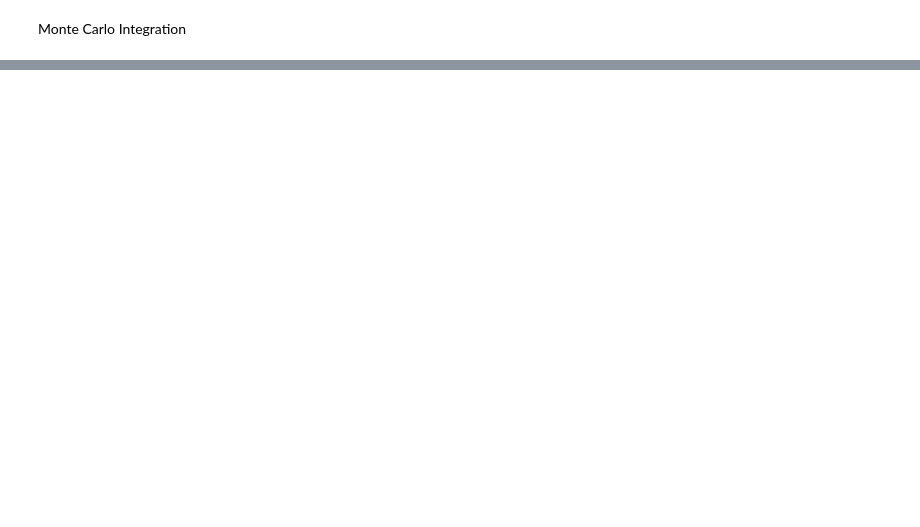
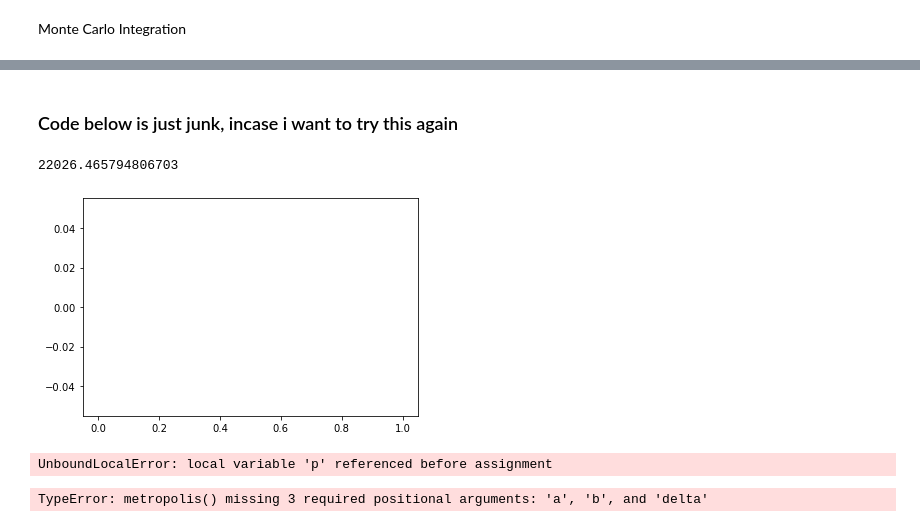
Before and after one commit to sourabh-ch/ph456-computational, a Jupyter notebook: lab-2/lab-2.ipynb, the cells around one changed output, grey strips where cells are left out. Drawn from its saved outputs; the diff is of its cells as text; code cells hidden in the pictures; blank space fills up the shorter version.

```diff
--- a/lab-2/lab-2.ipynb
+++ b/lab-2/lab-2.ipynb
@@ -125,0 +117,42 @@ print(np.dot(a,b))
+# %%
+# Task 5
+
+# code does not work as required but to see
+# the extent to which it works for the sampling requirements
+# uncomment the respective p(x)
+
+def t5_a(x):
+    return 2*np.e**(-x**2)
+
+def t5_b(x):
+    return 1.5*np.sin(x)
+
+def intfunc(x):
+    return x+7
+
+def p(x):
+    return np.e**(-np.absolute(x))
+
+#def p(x):
+#    return (4/np.pi**2)*(np.pi-x)
+
+def metro(n, a, b):
+    x_i = np.mean([p(a),p(b)])
+    print(x_i)
+    randoms = []
+
+    for i in range(n):
+        x_t = x_i + np.random.uniform(a*0.1,b*0.1)
+        w = p(x_t)/p(x_i)
+        if w >= 1:
+            x_i = x_t
+            randoms.append(x_i)
+        else:
+            r = np.random.uniform(0,1)
+            if r <= w:
+                x_i = x_t
+                randoms.append(x_i)
+            else:
+                x_t = x_i
+
+    return randoms
@@ -125,0 +246,7 @@ print(np.dot(a,b))
+# %% [markdown]
+### Code below is just junk, incase i want to try this again
+# %%
+hist_plot(metro(10000,-10,10))
+# %% [output]
+22026.465794806703
+[figure, added]
@@ -125,0 +269,8 @@ print(np.dot(a,b))
+# %%
+uni_mc_integration_metropolis_b(t5_a, -10, 10, n = 100000)
+# %% [output]
+UnboundLocalError: local variable 'p' referenced before assignment
+# %%
+uni_mc_integration_metropolis_b(t5_b, 0, np.pi, n = 100000)
+# %% [output]
+TypeError: metropolis() missing 3 required positional arguments: 'a', 'b', and 'delta'
```
Also changed, not shown: parts of 14 cells of this notebook, 22 other files.
